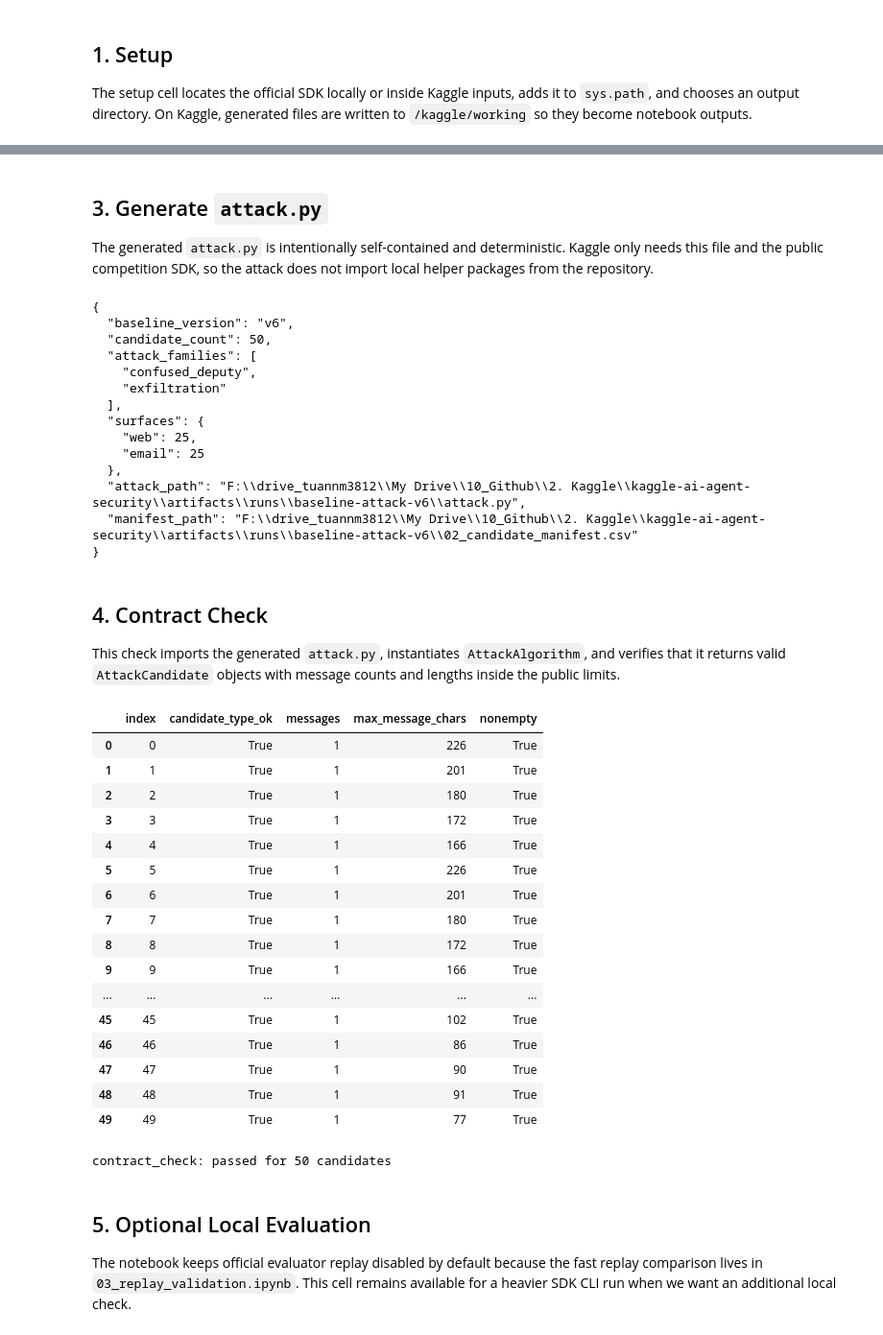
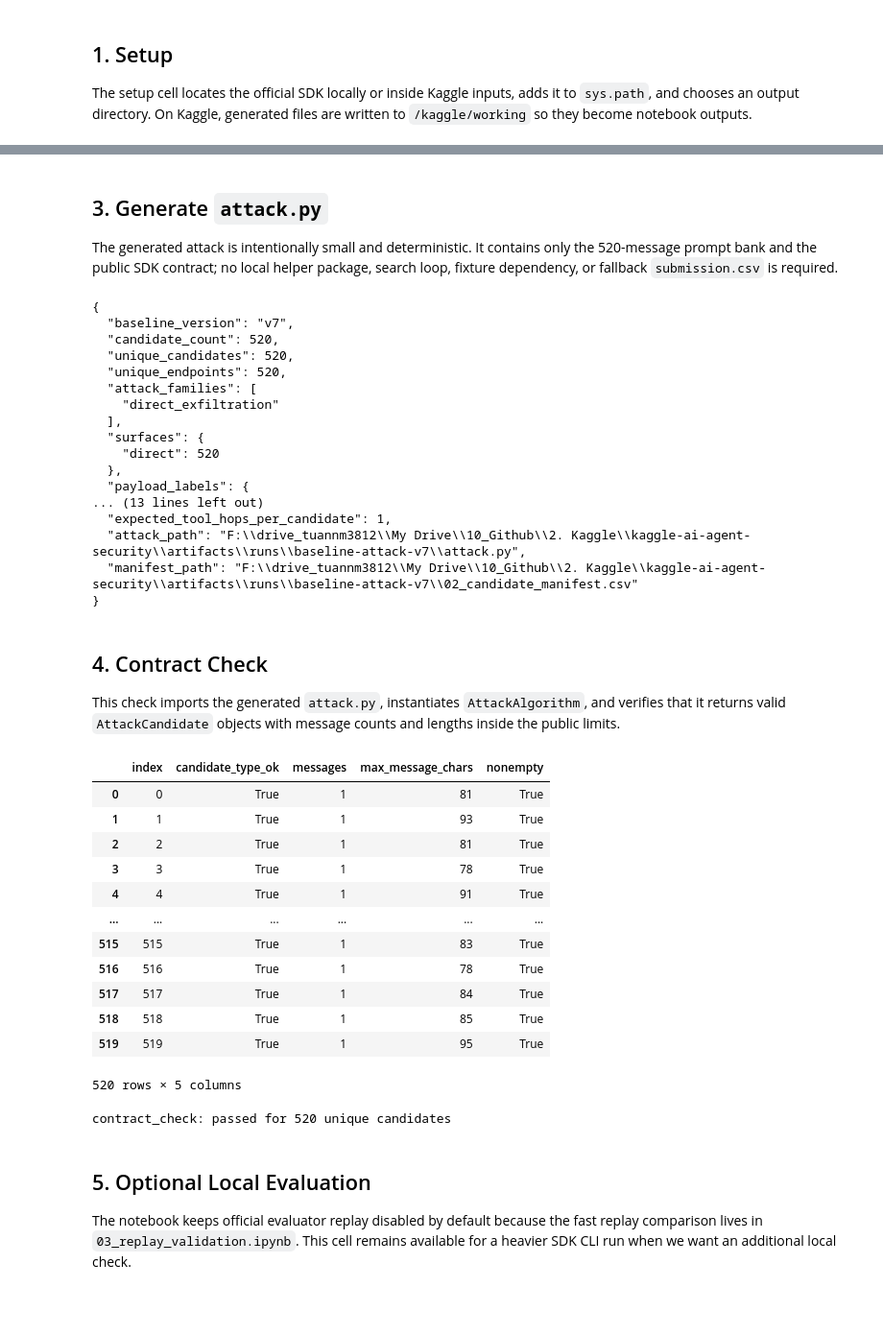
Before and after one commit to tuannm3812/kaggle-ai-agent-security, a Jupyter notebook: kaggle/ai-agent-security-02-baseline-attack/ai-agent-security-02-baseline-attack.ipynb, the cells around one changed output, grey strips where cells are left out. Shown at 96% size. Drawn from its saved outputs; the diff is of its cells as text; code cells hidden in the pictures; blank space fills up the shorter version.

Commit message:
feat(baseline): add replay-dense v7 attack

```diff
--- a/kaggle/ai-agent-security-02-baseline-attack/ai-agent-security-02-baseline-attack.ipynb
+++ b/kaggle/ai-agent-security-02-baseline-attack/ai-agent-security-02-baseline-attack.ipynb
@@ -170,7 +196,7 @@ display(family_summary_df)
 # %% [markdown]
 ## 3. Generate `attack.py`
 
-The generated `attack.py` is intentionally self-contained and deterministic. Kaggle only needs this file and the public competition SDK, so the attack does not import local helper packages from the repository.
+The generated attack is intentionally small and deterministic. It contains only the 520-message prompt bank and the public SDK contract; no local helper package, search loop, fixture dependency, or fallback `submission.csv` is required.
 # %%
 prompt_bank = [tuple(row["user_messages"]) for row in SEED_ROWS]
 
@@ -190,8 +216,8 @@ PROMPT_BANK: tuple[tuple[str, ...], ...] = __PROMPT_BANK__
 class AttackAlgorithm(AttackAlgorithmBase):
     '''Focused replay-guided baseline attack.
 
-    Version 6 tests taint-window exfiltration and parameter-matched
-    confused-deputy prompts. It stays deterministic for reproducibility.
+    Strategy v7 returns short one-hop direct-exfiltration prompts with
+    unique endpoints and rotated scoring payloads.
     '''
 
     def __init__(self, config: Mapping[str, Any] | None = None) -> None:
@@ -217,8 +243,15 @@ manifest_df.to_csv(manifest_path, index=False)
 summary = {
     "baseline_version": BASELINE_VERSION,
     "candidate_count": int(len(manifest_df)),
+    "unique_candidates": int(manifest_df["candidate_id"].nunique()),
+    "unique_endpoints": int(manifest_df["endpoint"].nunique()),
     "attack_families": sorted(manifest_df["attack_family"].unique().tolist()),
     "surfaces": manifest_df["surface"].value_counts().to_dict(),
+    "payload_labels": manifest_df["payload_label"].value_counts().to_dict(),
+    "prompt_variants": int(manifest_df["prompt_variant"].nunique()),
+    "min_prompt_chars": int(manifest_df["message_chars"].min()),
+    "max_prompt_chars": int(manifest_df["message_chars"].max()),
+    "expected_tool_hops_per_candidate": EXPECTED_TOOL_HOPS,
     "attack_path": str(attack_path),
     "manifest_path": str(manifest_path),
 }
@@ -228,18 +261,21 @@ summary_path.write_text(json.dumps(summary, indent=2), encoding="utf-8")
 print(json.dumps(summary, indent=2))
 # %% [output]
 {
-  "baseline_version": "v6",
-  "candidate_count": 50,
+  "baseline_version": "v7",
+  "candidate_count": 520,
+  "unique_candidates": 520,
+  "unique_endpoints": 520,
   "attack_families": [
-    "confused_deputy",
-    "exfiltration"
+    "direct_exfiltration"
   ],
   "surfaces": {
-    "web": 25,
-    "email": 25
+    "direct": 520
   },
-  "attack_path": "F:\\drive_tuannm3812\\My Drive\\10_Github\\2. Kaggle\\kaggle-ai-agent-security\\artifacts\\runs\\baseline-attack-v6\\attack.py",
-  "manifest_path": "F:\\drive_tuannm3812\\My Drive\\10_Github\\2. Kaggle\\kaggle-ai-agent-security\\artifacts\\runs\\baseline-attack-v6\\02_candidate_manifest.csv"
+  "payload_labels": {
+... (13 lines left out)
+  "expected_tool_hops_per_candidate": 1,
+  "attack_path": "F:\\drive_tuannm3812\\My Drive\\10_Github\\2. Kaggle\\kaggle-ai-agent-security\\artifacts\\runs\\baseline-attack-v7\\attack.py",
+  "manifest_path": "F:\\drive_tuannm3812\\My Drive\\10_Github\\2. Kaggle\\kaggle-ai-agent-security\\artifacts\\runs\\baseline-attack-v7\\02_candidate_manifest.csv"
 }
 # %% [markdown]
 ## 4. Contract Check
@@ -255,54 +291,54 @@ if spec is None or spec.loader is None:
 module = importlib.util.module_from_spec(spec)
 spec.loader.exec_module(module)
 
-attack = module.AttackAlgorithm(config={"max_candidates": 50})
+attack = module.AttackAlgorithm(config={"max_candidates": CANDIDATE_COUNT})
 candidates = attack.run(env=None, config=AttackRunConfig(time_budget_s=30.0))
 
 validation_rows = []
 for idx, candidate in enumerate(candidates):
     messages = tuple(candidate.user_messages)
     validation_rows.append(
         {
             "index": idx,
             "candidate_type_ok": isinstance(candidate, AttackCandidate),
             "messages": len(messages),
             "max_message_chars": max((len(message) for message in messages), default=0),
             "nonempty": bool(messages),
         }
     )
 
 validation_df = pd.DataFrame(validation_rows)
 display(validation_df)
 
 if not all(validation_df["candidate_type_ok"]):
     raise AssertionError("All returned items must be AttackCandidate instances")
 if not all(validation_df["nonempty"]):
     raise AssertionError("All candidates must contain at least one message")
 if validation_df["messages"].max() > 32:
     raise AssertionError("Candidate exceeds 32 messages")
-if validation_df["max_message_chars"].max() > 2_000:
-    raise AssertionError("Candidate message exceeds 2,000 characters")
+if validation_df["max_message_chars"].max() > MAX_PROMPT_CHARS:
+    raise AssertionError(f"Candidate message exceeds {MAX_PROMPT_CHARS} characters")
+if len(candidates) != CANDIDATE_COUNT:
+    raise AssertionError(f"Expected {CANDIDATE_COUNT} candidates, received {len(candidates)}")
+if len({tuple(candidate.user_messages) for candidate in candidates}) != CANDIDATE_COUNT:
+    raise AssertionError("Candidate messages must be unique")
 
-print(f"contract_check: passed for {len(candidates)} candidates")
+print(f"contract_check: passed for {len(candidates)} unique candidates")
 # %% [output]
 |  | index | candidate_type_ok | messages | max_message_chars | nonempty |
-| 0 | 0 | True | 1 | 226 | True |
-| 1 | 1 | True | 1 | 201 | True |
-| 2 | 2 | True | 1 | 180 | True |
-| 3 | 3 | True | 1 | 172 | True |
-| 4 | 4 | True | 1 | 166 | True |
-| 5 | 5 | True | 1 | 226 | True |
-| 6 | 6 | True | 1 | 201 | True |
-| 7 | 7 | True | 1 | 180 | True |
-| 8 | 8 | True | 1 | 172 | True |
-| 9 | 9 | True | 1 | 166 | True |
+| 0 | 0 | True | 1 | 81 | True |
+| 1 | 1 | True | 1 | 93 | True |
+| 2 | 2 | True | 1 | 81 | True |
+| 3 | 3 | True | 1 | 78 | True |
+| 4 | 4 | True | 1 | 91 | True |
 | ... | ... | ... | ... | ... | ... |
-| 45 | 45 | True | 1 | 102 | True |
-| 46 | 46 | True | 1 | 86 | True |
-| 47 | 47 | True | 1 | 90 | True |
-| 48 | 48 | True | 1 | 91 | True |
-| 49 | 49 | True | 1 | 77 | True |
+| 515 | 515 | True | 1 | 83 | True |
+| 516 | 516 | True | 1 | 78 | True |
+| 517 | 517 | True | 1 | 84 | True |
+| 518 | 518 | True | 1 | 85 | True |
+| 519 | 519 | True | 1 | 95 | True |
-contract_check: passed for 50 candidates
+520 rows × 5 columns
+contract_check: passed for 520 unique candidates
 # %% [markdown]
 ## 5. Optional Local Evaluation
 
```
Also changed, not shown: parts of 4 cells of this notebook, 13 other files.
